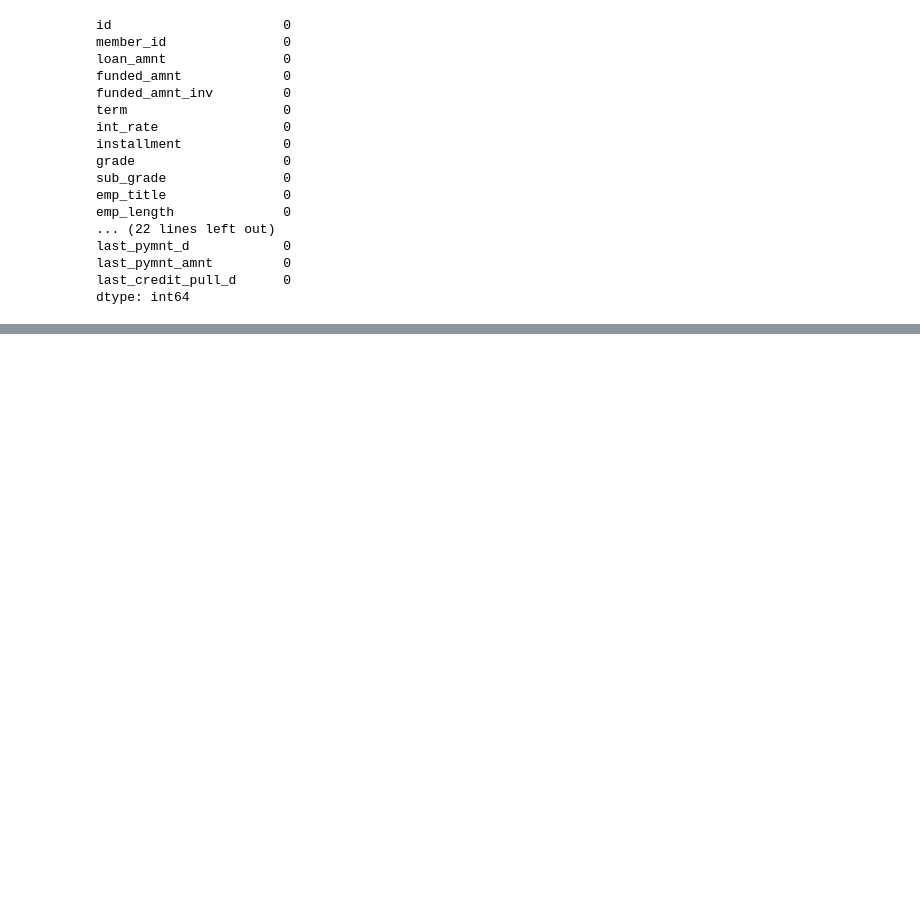
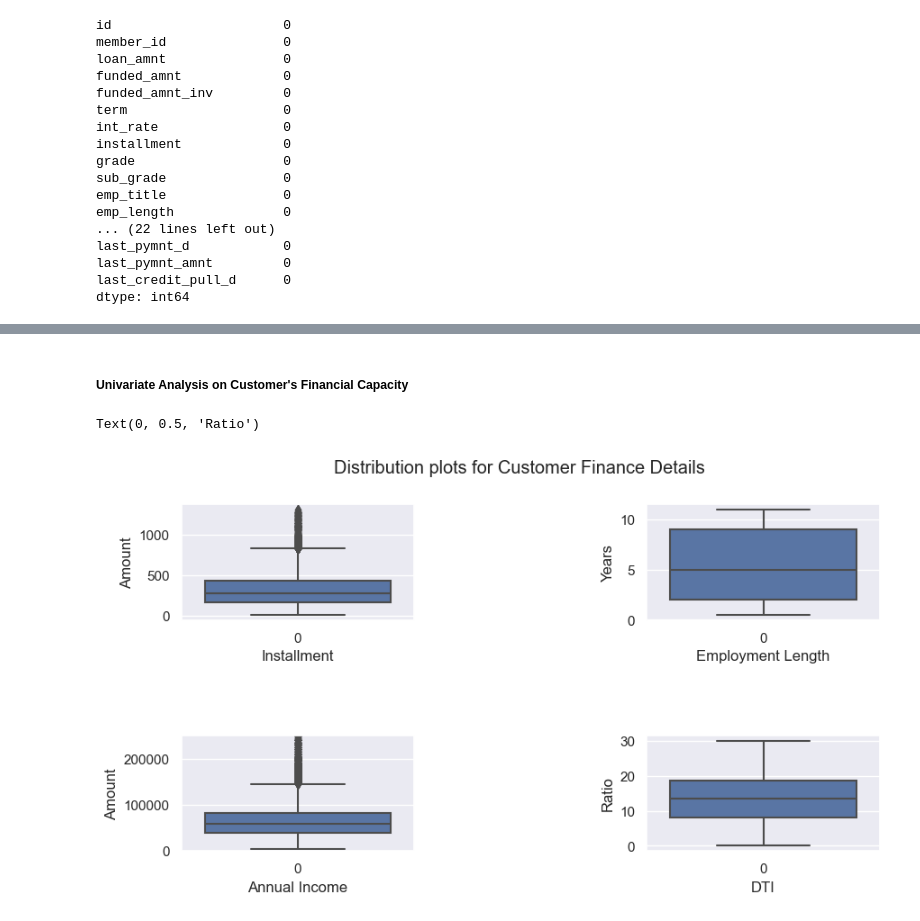
Before and after one commit to MallikaBera/LendingClubCaseStudy, a Jupyter notebook: Code_v02.ipynb, the cells around one changed output, grey strips where cells are left out. Cells and saved outputs as stored; diff of their text form; code cells hidden in the pictures; blank space fills up the shorter version.

Commit message:
Added updated Code file with Univariate Aanalysis

```diff
--- a/Code_v02.ipynb
+++ b/Code_v02.ipynb
@@ -280,0 +558,32 @@ dtype: int64
+# %% [markdown]
+##### Univariate Analysis on Customer's Financial Capacity
+# %%
+# Plot Customer related columns :
+fig, axs = plt.subplots(nrows=2, ncols=2, figsize=(10, 5))
+fig.suptitle('Distribution plots for Customer Finance Details')
+fig.subplots_adjust(hspace=1,wspace=1)
+
+# Plot 1: Frequency distribution of 'Installment'
+sns.boxplot(loan['installment'], ax=axs[0,0])
+axs[0,0].set_xlabel('Installment')
+axs[0,0].set_ylabel('Amount')
+
+# Plot 2: Frequency distribution of 'emp_length'
+sns.boxplot(loan['emp_length'], ax=axs[0,1])
+axs[0,1].set_xlabel('Employment Length')
+axs[0,1].set_ylabel('Years')
+
+# Plot 3: Frequency distribution of 'annual_inc'
+sns.boxplot(loan['annual_inc'], ax=axs[1,0])
+axs[1,0].set_ylim(0,0.25*10**6)
+axs[1,0].set_xlabel('Annual Income')
+axs[1,0].set_ylabel('Amount')
+
+
+# Plot 4: Frequency distribution of 'dti'
+sns.boxplot(loan['dti'], ax=axs[1,1])
+axs[1,1].set_xlabel('DTI')
+axs[1,1].set_ylabel('Ratio')
+# %% [output]
+Text(0, 0.5, 'Ratio')
+[figure, added]
```
Also changed, not shown: parts of 45 cells of this notebook.
